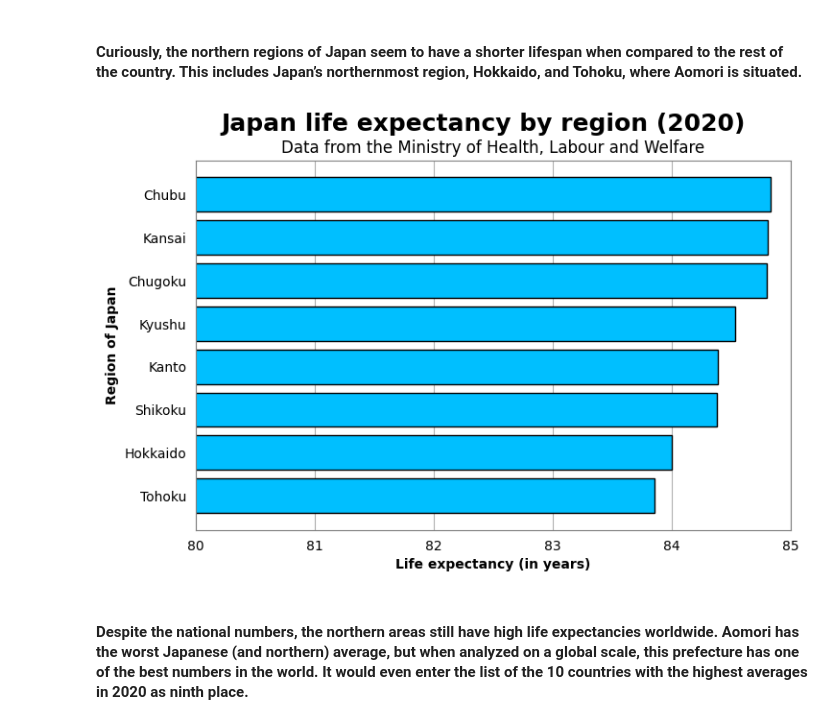
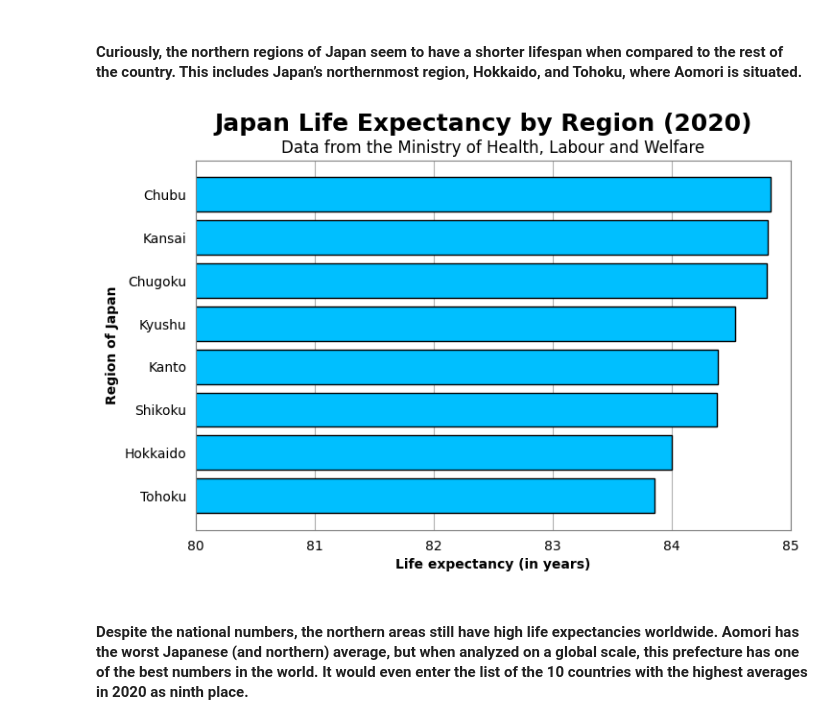
Before and after one commit to rafaseto/japan-life-expectancy, a Jupyter notebook: data_analysis.ipynb, the cells around one changed output. Cells and saved outputs as stored; diff of their text form; code cells hidden in the pictures.

```diff
--- a/data_analysis.ipynb
+++ b/data_analysis.ipynb
@@ -212,35 +216,35 @@ bars_regions = plt.barh(regions, regions_life_expectancy, edgecolor='black', col
 # Axis object
 ax = plt.gca()
 
 # Change the colors of the axis
 ax.spines['top'].set_color('gray')
 ax.spines['bottom'].set_color('gray')
 ax.spines['left'].set_color('gray')
 ax.spines['right'].set_color('gray')
 
 # Remove ticks from the axis
 ax.tick_params(axis='x', which='both', bottom=False, top=False)
 ax.tick_params(axis='y', which='both', left=False, right=False)
 
 # X axis interval
 plt.xlim(80, 85)
 
 # Add a grid
 plt.grid(True, axis='x', zorder=0)
 
 # Title of the graph
-plt.suptitle('Japan life expectancy by region (2020)', fontsize=18, fontweight='bold')
+plt.suptitle('Japan Life Expectancy by Region (2020)', fontsize=18, fontweight='bold')
 
 # Subtitle of the graph
 plt.title('Data from the Ministry of Health, Labour and Welfare', fontsize=12)
 
 # X and Y labels
 plt.xlabel('Life expectancy (in years)', fontweight='bold')
 plt.ylabel('Region of Japan', fontweight='bold')
 
 plt.show()
 # %% [output]
-[figure, old version]
+[figure, new version]
 # %% [markdown]
 #### Despite the national numbers, the northern areas still have high life expectancies worldwide. Aomori has the worst Japanese (and northern) average, but when analyzed on a global scale, this prefecture has one of the best numbers in the world. It would even enter the list of the 10 countries with the highest averages in 2020 as ninth place.
 # %%
```
Also changed, not shown: parts of 3 cells of this notebook.
